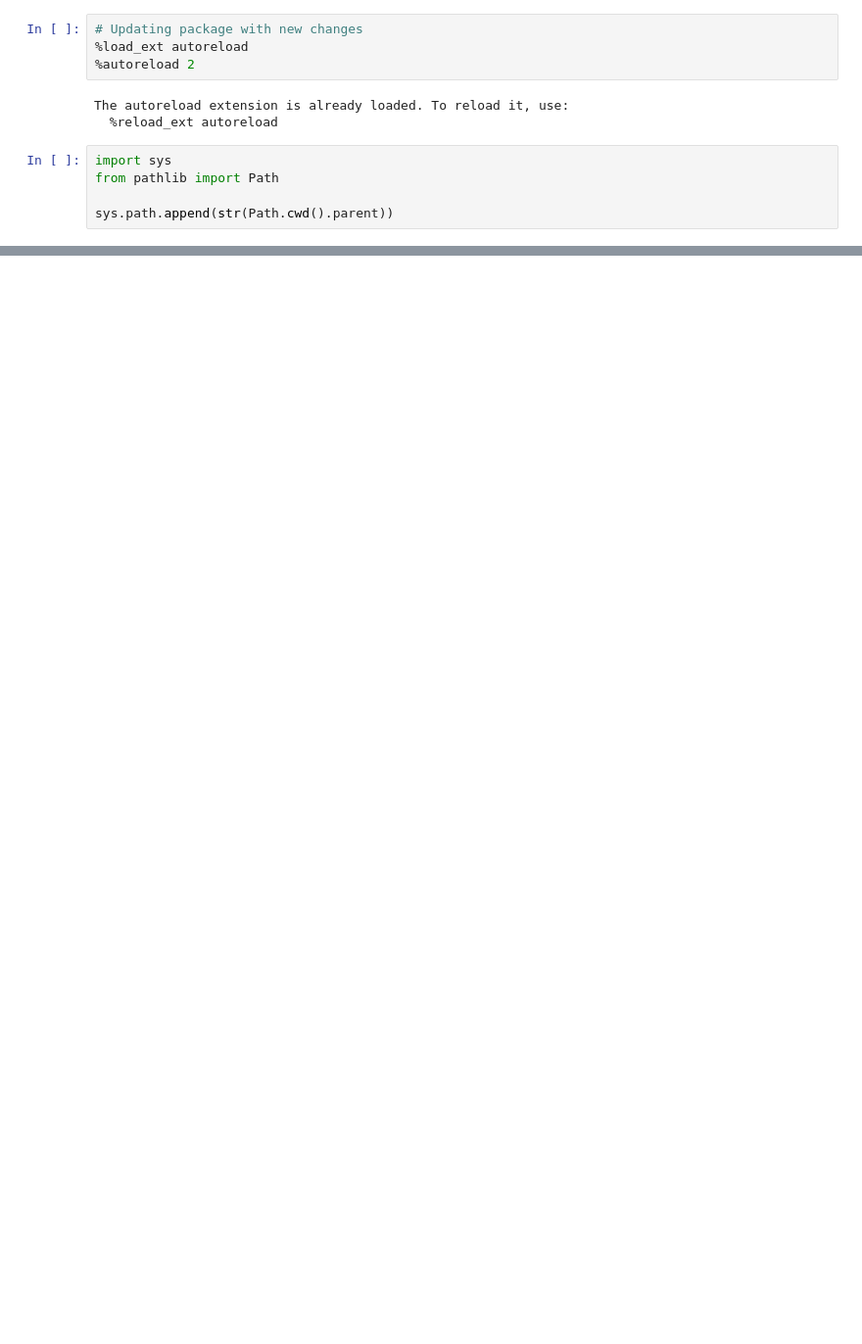
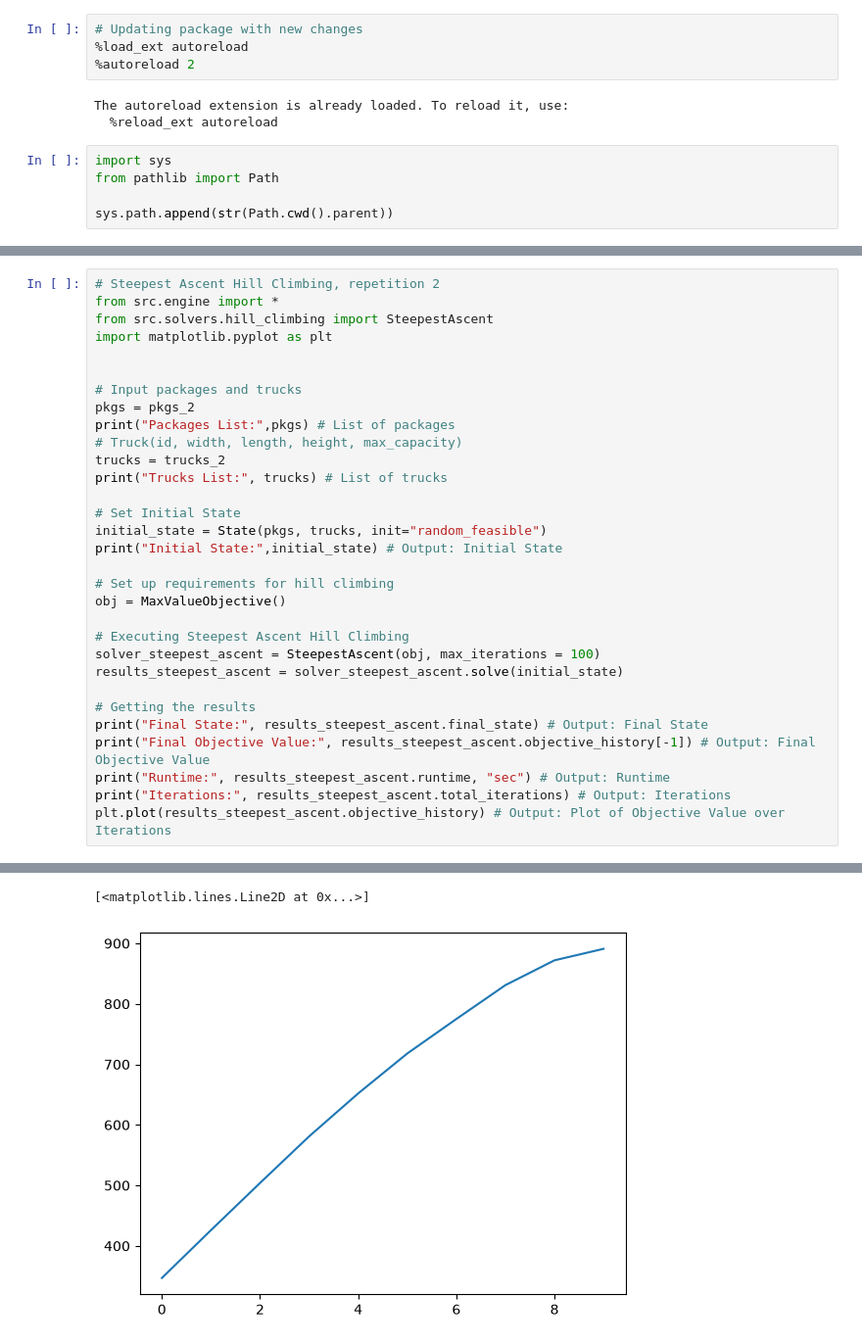
Before and after one commit to timoruslim/IF3170_G60_MoreArtificialThanIntelligence, a Jupyter notebook: notebook/hill_climbing.ipynb, the cells around one changed output, grey strips where cells are left out. Shown at 98% size. Cells and saved outputs as stored; diff of their text form; blank space fills up the shorter version.

Commit message:
feat: tested hill climbing algorithms for 3 repetitions

```diff
--- a/notebook/hill_climbing.ipynb
+++ b/notebook/hill_climbing.ipynb
@@ -68,0 +158,32 @@ Iterations: 5
+# %%
+# Steepest Ascent Hill Climbing, repetition 2
+from src.engine import *
+from src.solvers.hill_climbing import SteepestAscent
+import matplotlib.pyplot as plt
+
+
+# Input packages and trucks
+pkgs = pkgs_2
+print("Packages List:",pkgs) # List of packages
+# Truck(id, width, length, height, max_capacity)
+trucks = trucks_2
+print("Trucks List:", trucks) # List of trucks
+
+# Set Initial State
+initial_state = State(pkgs, trucks, init="random_feasible")
+print("Initial State:",initial_state) # Output: Initial State
+
+# Set up requirements for hill climbing
+obj = MaxValueObjective()
+
+# Executing Steepest Ascent Hill Climbing
+solver_steepest_ascent = SteepestAscent(obj, max_iterations = 100)
+results_steepest_ascent = solver_steepest_ascent.solve(initial_state)
+
+# Getting the results
+print("Final State:", results_steepest_ascent.final_state) # Output: Final State
+print("Final Objective Value:", results_steepest_ascent.objective_history[-1]) # Output: Final Objective Value
+print("Runtime:", results_steepest_ascent.runtime, "sec") # Output: Runtime
+print("Iterations:", results_steepest_ascent.total_iterations) # Output: Iterations
+plt.plot(results_steepest_ascent.objective_history) # Output: Plot of Objective Value over Iterations
+# %% [output]
@@ -68,0 +207,2 @@ Iterations: 5
+[<matplotlib.lines.Line2D at 0x...>]
+[figure, added]
```
Also changed, not shown: parts of 14 cells of this notebook.
